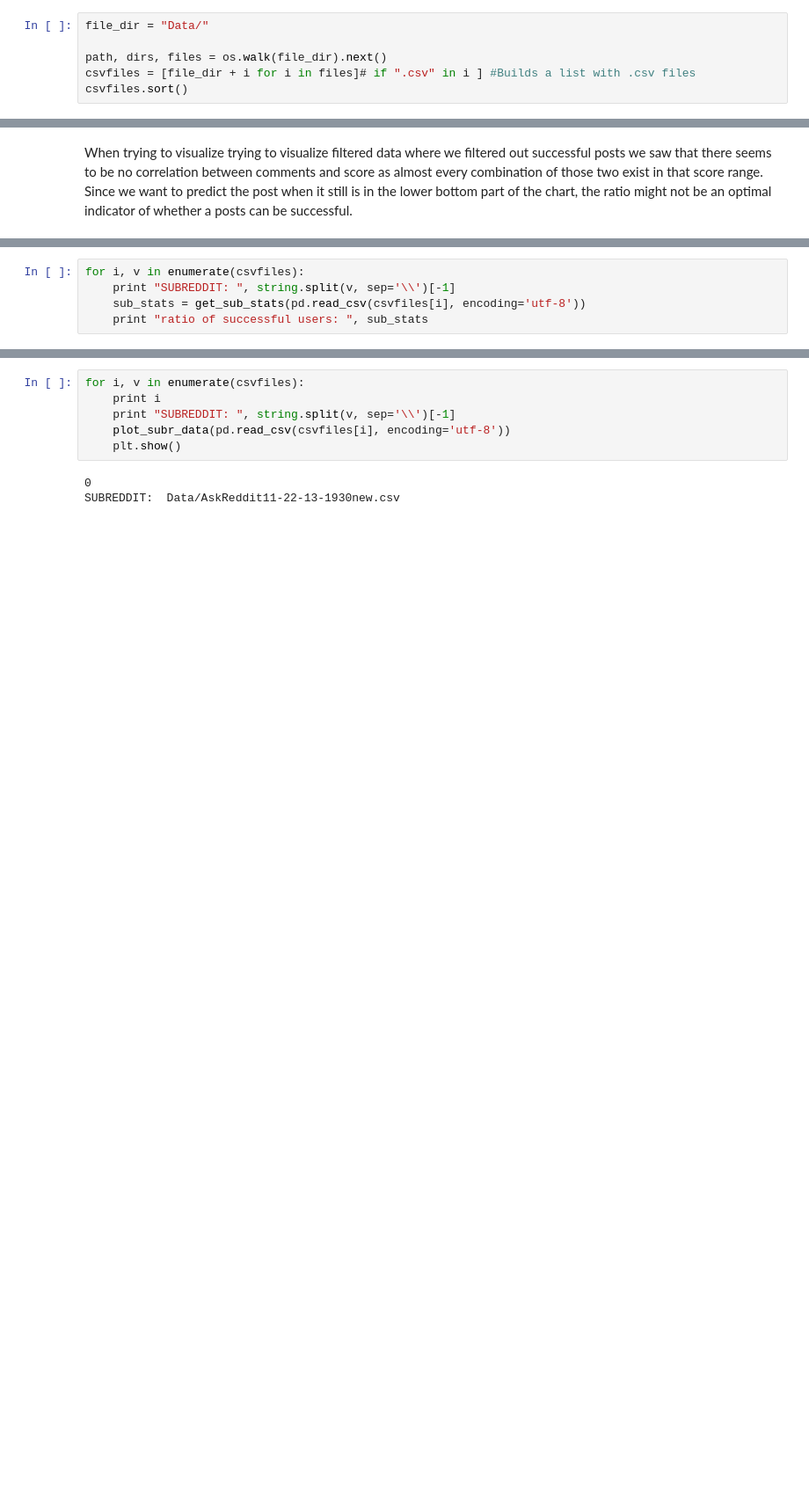
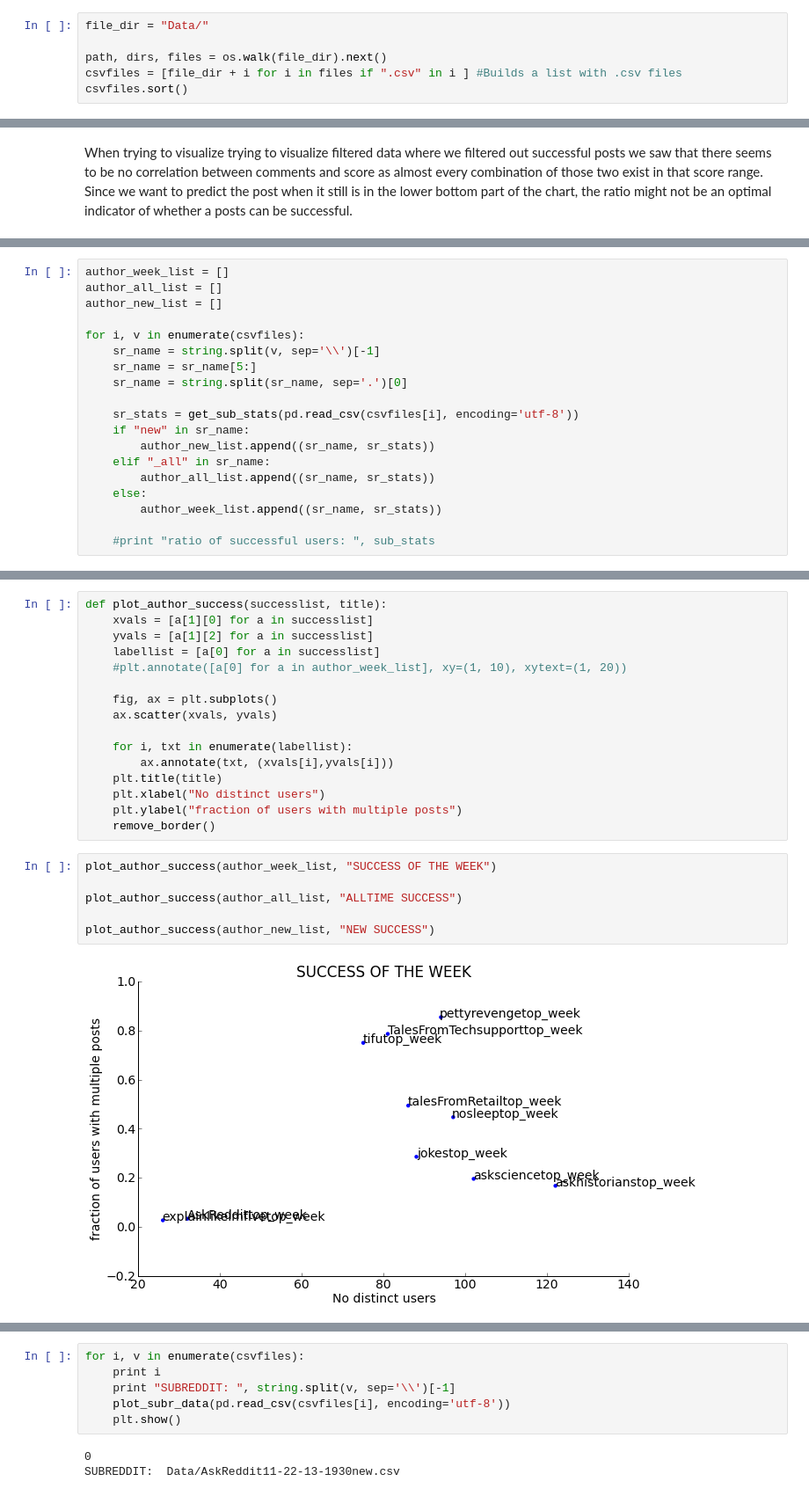
Before and after one commit to jaysayre/preddicted, a Jupyter notebook: datavisualization.ipynb, the cells around one changed output, grey strips where cells are left out. Shown at 88% size. Cells and saved outputs as stored; diff of their text form; blank space fills up the shorter version.

Commit message:
better power user vis

```diff
--- a/datavisualization.ipynb
+++ b/datavisualization.ipynb
@@ -64,7 +64,7 @@ def remove_border(axes=None, top=False, right=False, left=True, bottom=True):
 file_dir = "Data/"
 
 path, dirs, files = os.walk(file_dir).next()
-csvfiles = [file_dir + i for i in files]# if ".csv" in i ] #Builds a list with .csv files
+csvfiles = [file_dir + i for i in files if ".csv" in i ] #Builds a list with .csv files
 csvfiles.sort()
 # %%
 askreddithot = pd.read_csv(csvfiles[0], encoding='utf-8')
@@ -175,5 +177,19 @@ def get_sub_stats(subreddit):
 # %%
+author_week_list = []
+author_all_list = []
+author_new_list = []
+
 for i, v in enumerate(csvfiles):
-    print "SUBREDDIT: ", string.split(v, sep='\\')[-1]
-    sub_stats = get_sub_stats(pd.read_csv(csvfiles[i], encoding='utf-8'))
-    print "ratio of successful users: ", sub_stats
+    sr_name = string.split(v, sep='\\')[-1]
+    sr_name = sr_name[5:]
+    sr_name = string.split(sr_name, sep='.')[0]
+
+    sr_stats = get_sub_stats(pd.read_csv(csvfiles[i], encoding='utf-8'))
+    if "new" in sr_name:
+        author_new_list.append((sr_name, sr_stats))
+    elif "_all" in sr_name:
+        author_all_list.append((sr_name, sr_stats))
+    else:
+        author_week_list.append((sr_name, sr_stats))
+
+    #print "ratio of successful users: ", sub_stats
@@ -201,0 +198,24 @@ SUBREDDIT:  Data/dltimestamp.txt
+# %%
+def plot_author_success(successlist, title):
+    xvals = [a[1][0] for a in successlist]
+    yvals = [a[1][2] for a in successlist]
+    labellist = [a[0] for a in successlist]
+    #plt.annotate([a[0] for a in author_week_list], xy=(1, 10), xytext=(1, 20))
+
+    fig, ax = plt.subplots()
+    ax.scatter(xvals, yvals)
+
+    for i, txt in enumerate(labellist):
+        ax.annotate(txt, (xvals[i],yvals[i]))
+    plt.title(title)
+    plt.xlabel("No distinct users")
+    plt.ylabel("fraction of users with multiple posts")
+    remove_border()
+# %%
+plot_author_success(author_week_list, "SUCCESS OF THE WEEK")
+
+plot_author_success(author_all_list, "ALLTIME SUCCESS")
+
+plot_author_success(author_new_list, "NEW SUCCESS")
+# %% [output]
+[figure, added]
```
Also changed, not shown: parts of 7 cells of this notebook.
